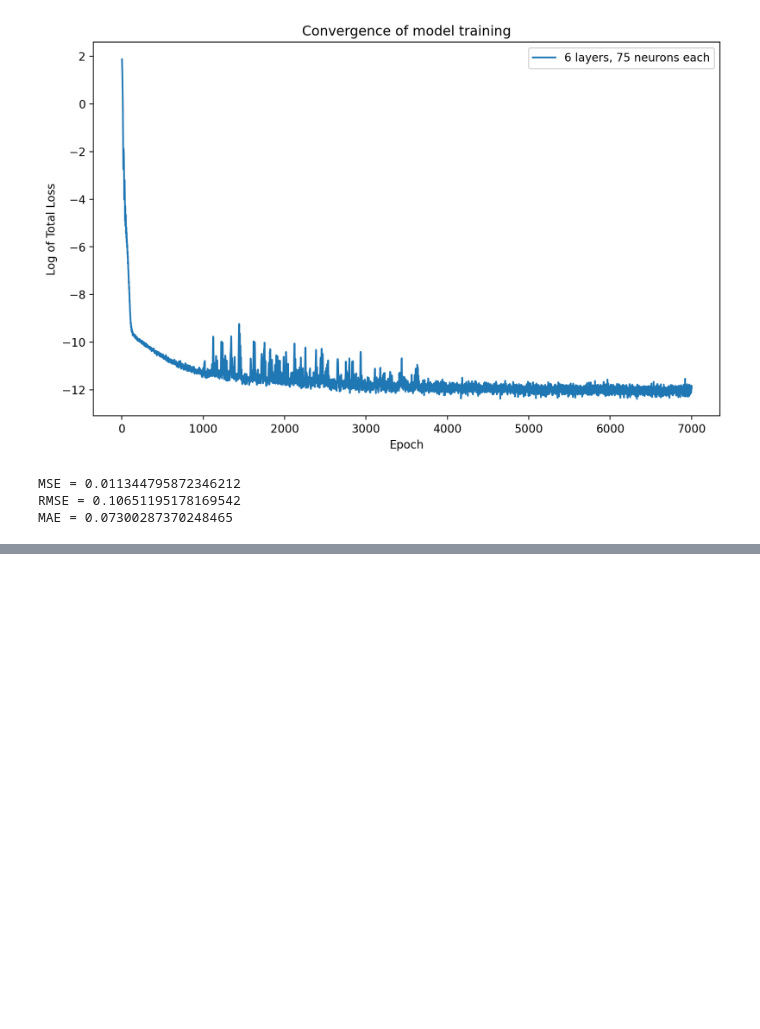
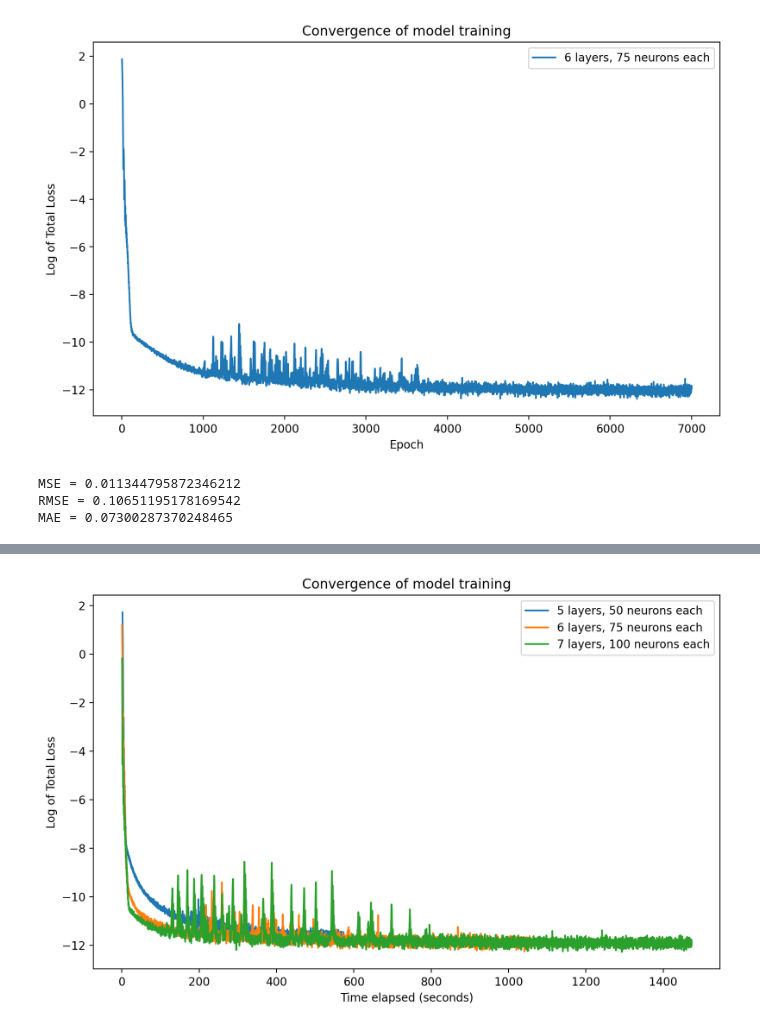
Before and after one commit to svborisov01/Physics-informed-Neural-Networks-for-Derivative-Pricing, a Jupyter notebook: results.ipynb, the cells around one changed output, grey strips where cells are left out. Saved outputs shown, nothing was run; the diff lists cells and outputs as text; code cells hidden in the pictures; blank space fills up the shorter version.

```diff
--- a/results.ipynb
+++ b/results.ipynb
@@ -143,0 +145,4 @@ plot_convergence(histories, x_axis = 'epochs')
+# %%
+plot_convergence(histories, x_axis = 'elapsed_time')
+# %% [output]
+[figure, added]
```
Also changed, not shown: parts of 3 cells of this notebook, 1 other file.
